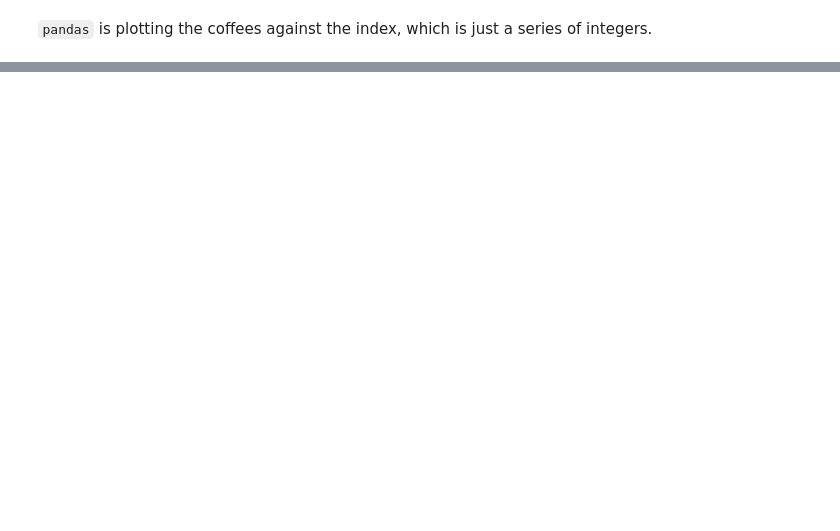
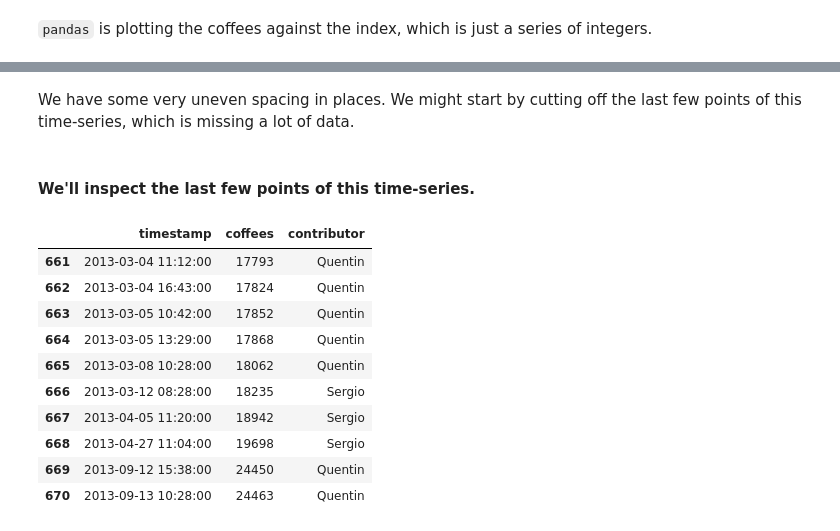
Before and after one commit to QCaudron/pydata_pandas, a Jupyter notebook: coffee_analysis_solution.ipynb, the cells around one changed output, grey strips where cells are left out. Drawn from its saved outputs; the diff is of its cells as text; code cells hidden in the pictures; blank space fills up the shorter version.

```diff
--- a/coffee_analysis_solution.ipynb
+++ b/coffee_analysis_solution.ipynb
@@ -237,0 +319,19 @@ data.coffees.plot()
+# %% [markdown]
+We have some very uneven spacing in places. We might start by cutting off the last few points of this time-series, which is missing a lot of data.
+# %% [markdown]
+#### We'll inspect the last few points of this time-series.
+# %%
+# .tail() with ten rows
+data.tail(n=10)
+# %% [output]
+|  | timestamp | coffees | contributor |
+| 661 | 2013-03-04 11:12:00 | 17793 | Quentin |
+| 662 | 2013-03-04 16:43:00 | 17824 | Quentin |
+| 663 | 2013-03-05 10:42:00 | 17852 | Quentin |
+| 664 | 2013-03-05 13:29:00 | 17868 | Quentin |
+| 665 | 2013-03-08 10:28:00 | 18062 | Quentin |
+| 666 | 2013-03-12 08:28:00 | 18235 | Sergio |
+| 667 | 2013-04-05 11:20:00 | 18942 | Sergio |
+| 668 | 2013-04-27 11:04:00 | 19698 | Sergio |
+| 669 | 2013-09-12 15:38:00 | 24450 | Quentin |
+| 670 | 2013-09-13 10:28:00 | 24463 | Quentin |
```
Also changed, not shown: parts of 91 cells of this notebook, 3 other files.
